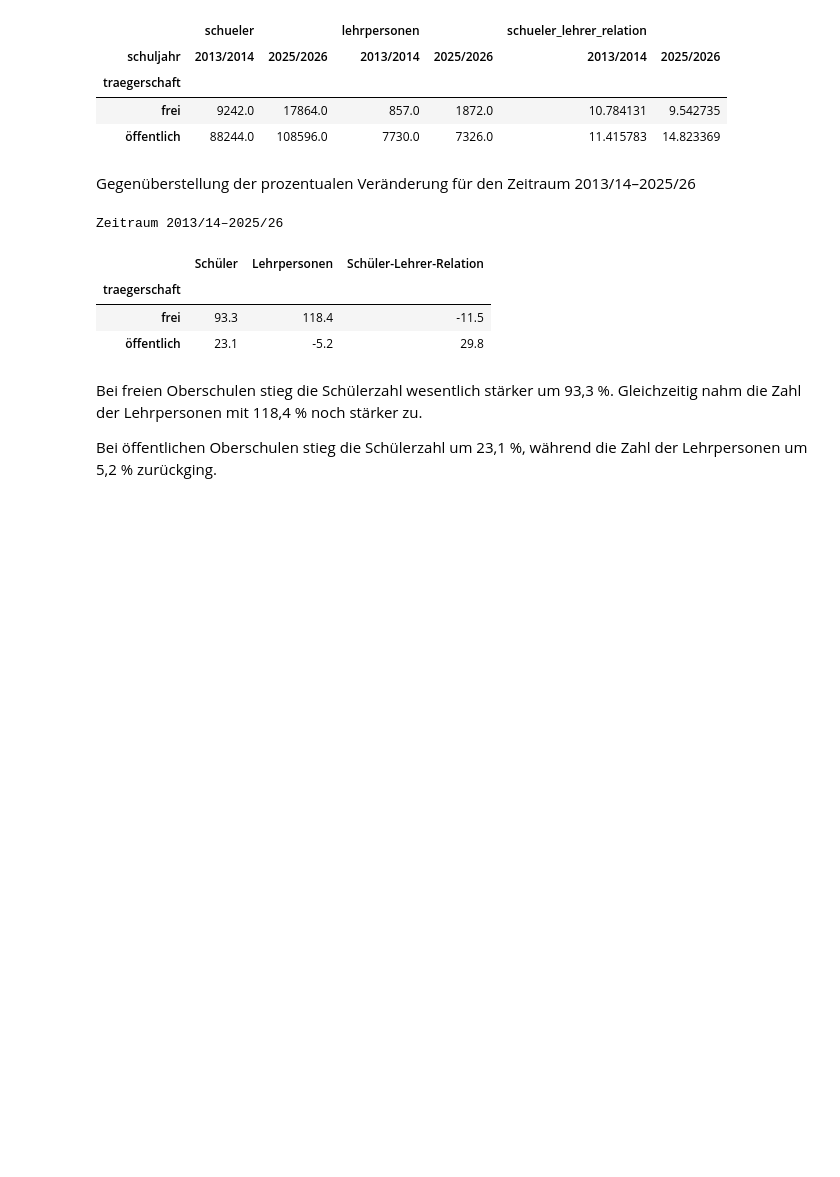
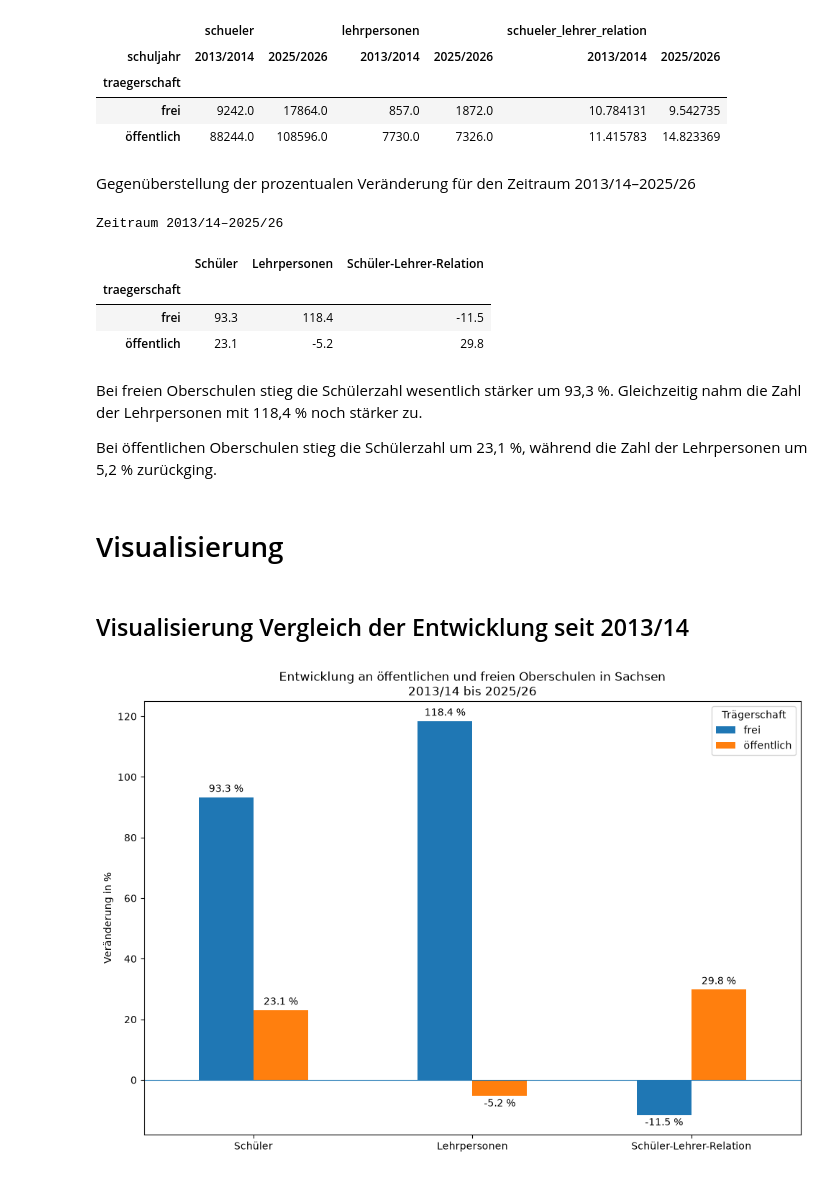
Before and after one commit to AndreR819/PortfolioProjekt, a Jupyter notebook: notebooks/04_schueler_lehrer_relation.ipynb, the cells around one changed output. Cells and saved outputs as stored; diff of their text form; code cells hidden in the pictures; blank space fills up the shorter version.

```diff
--- a/notebooks/04_schueler_lehrer_relation.ipynb
+++ b/notebooks/04_schueler_lehrer_relation.ipynb
@@ -482,3 +526,34 @@ Zeitraum 2013/14–2025/26
 Bei freien Oberschulen stieg die Schülerzahl wesentlich stärker um 93,3 %. Gleichzeitig nahm die Zahl der Lehrpersonen mit 118,4 % noch stärker zu.
 
 Bei öffentlichen Oberschulen stieg die Schülerzahl um 23,1 %, während die Zahl der Lehrpersonen um 5,2 % zurückging.
+# %% [markdown]
+# Visualisierung
+# %% [markdown]
+## Visualisierung Vergleich der Entwicklung seit 2013/14
+# %%
+ax = vergleich_prozent.T.plot(
+    kind="bar",
+    figsize=(10, 7),
+)
+
+ax.set_title(
+    "Entwicklung an öffentlichen und freien Oberschulen in Sachsen\n"
+    "2013/14 bis 2025/26"
+)
+ax.set_xlabel("")
+ax.set_ylabel("Veränderung in %")
+ax.axhline(0, linewidth=0.8)
+ax.legend(title="Trägerschaft")
+
+for container in ax.containers:
+    ax.bar_label(
+        container,
+        fmt="%.1f %%",
+        padding=3,
+    )
+
+plt.xticks(rotation=0)
+plt.tight_layout()
+plt.show()
+# %% [output]
+[figure, added]
```
Also changed, not shown: parts of 5 cells of this notebook, 1 other file.
